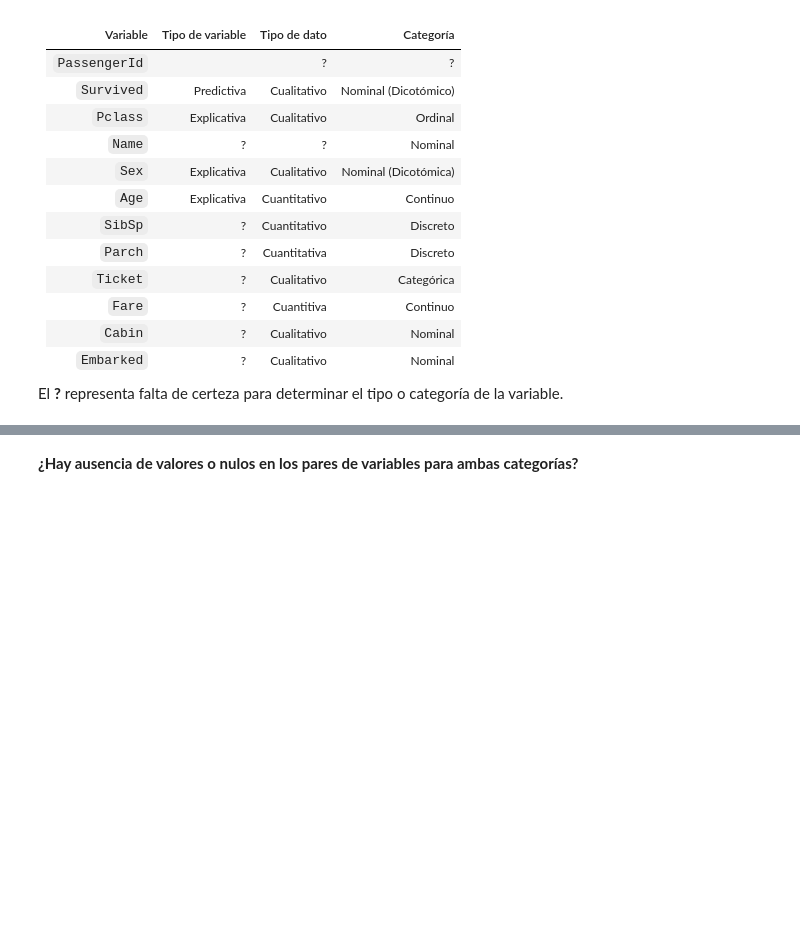
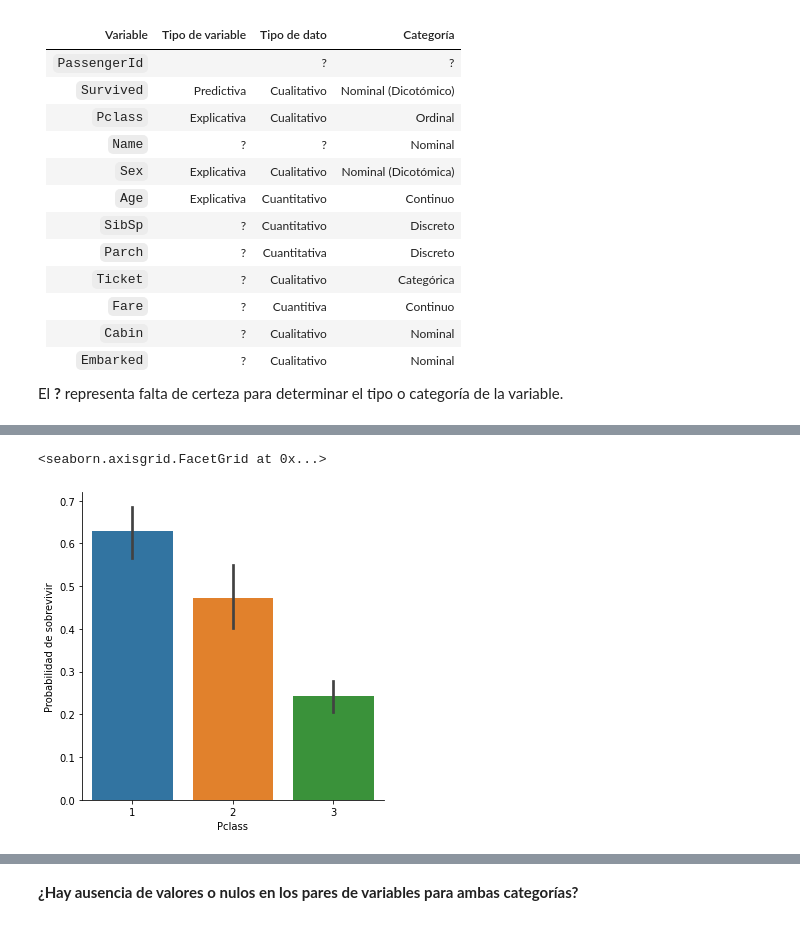
Before and after one commit to juancn95/saturdaysAI_titanic_challenge, a Jupyter notebook: SaturdaysAI_titanic_challenge.ipynb, the cells around one changed output, grey strips where cells are left out. Saved outputs shown, nothing was run; the diff lists cells and outputs as text; code cells hidden in the pictures; blank space fills up the shorter version.

```diff
--- a/SaturdaysAI_titanic_challenge.ipynb
+++ b/SaturdaysAI_titanic_challenge.ipynb
@@ -262,0 +262,5 @@ El **?** representa falta de certeza para determinar el tipo o categoría de la
+# %%
+sb.catplot(data=df_train, x="Pclass", y="Survived", kind="bar").set_ylabels("Probabilidad de sobrevivir")
+# %% [output]
+<seaborn.axisgrid.FacetGrid at 0x...>
+[figure, added]
```
Also changed, not shown: parts of 99 cells of this notebook.
